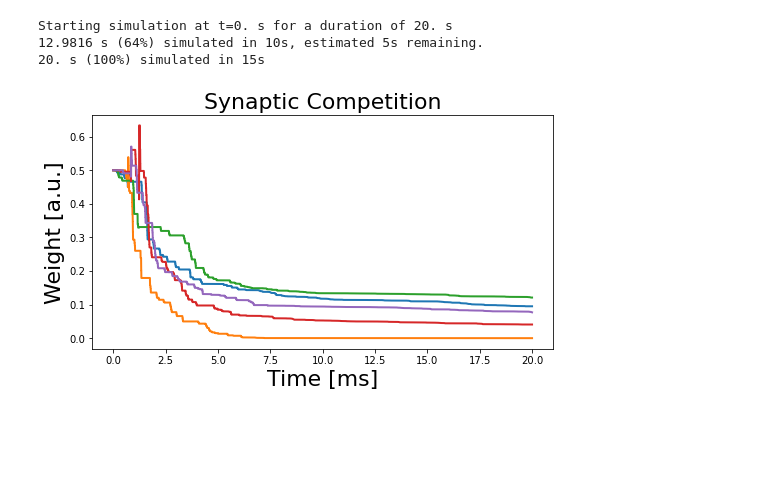
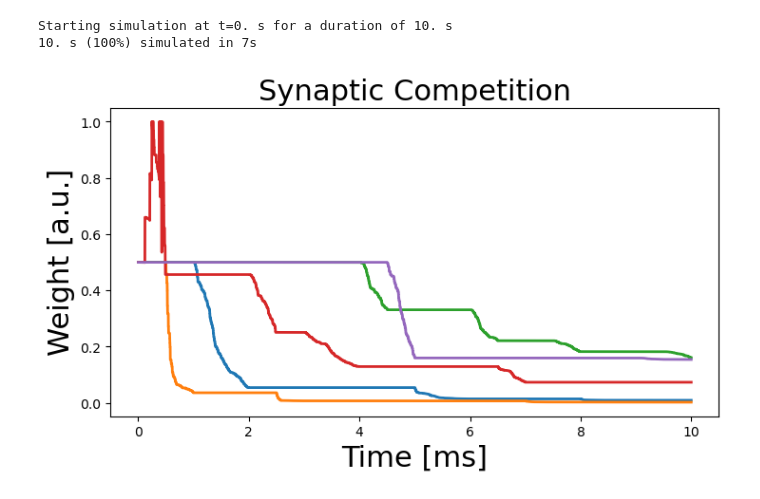
Before and after one commit to heathlarsson/hpc_modelling, a Jupyter notebook: clopath_2010_natneuro.ipynb, the cells around one changed output. Saved outputs shown, nothing was run; the diff lists cells and outputs as text; code cells hidden in the pictures; blank space fills up the shorter version.

```diff
--- a/clopath_2010_natneuro.ipynb
+++ b/clopath_2010_natneuro.ipynb
@@ -92,8 +92,8 @@ Nr_neurons = 1                                   # Number of downstream neurons
 Nr_inputs = 5                                   # Number of input neurons
 input_rate = 120*Hz                               # Rates
 init_weight = 0.5                                # initial synaptic weight
-final_t = 20.*second                             # end of simulation
-input_time = 50.*ms                             # duration of an input
+final_t = 10.*second                             # end of simulation
+input_time = 500.*ms                             # duration of an input
 
 #### Create neuron objects
 
@@ -124,34 +124,33 @@ Nrn_downstream.v = V_rest
 Nrn_downstream.v_lowpass1 = V_rest
 Nrn_downstream.v_lowpass2 = V_rest
 Nrn_downstream.v_homeo = 0
 Nrn_downstream.I_ext = 0.*amp
 Nrn_downstream.x_trace = 0.
 Nrns_input.v = V_rest
 Nrns_input.x_trace = 0.
 Syn.w_ampa = init_weight
 
 # Switch on a different input every 100ms
 Nrns_input.run_regularly('''
                          selected_index = int(floor(rand()*Nr_inputs))
                          rates = input_rate * int(selected_index == i)  # All rates are zero except for the selected neuron
                          ''', dt=input_time)
 run(final_t, report='text')
 
 ################################################################################
 # Plots
 ################################################################################
 stitle = 'Synaptic Competition'
 
 fig = figure(figsize=(8, 5))
 for kk in range(Nr_inputs):
     plt.plot(W_evolution.t, W_evolution.w_ampa[kk], '-', linewidth=2)
 xlabel('Time [ms]', fontsize=22)
 ylabel('Weight [a.u.]', fontsize=22)
 plt.subplots_adjust(bottom=0.2, left=0.15, right=0.95, top=0.85)
 title(stitle, fontsize=22)
 plt.show()
 # %% [output]
-Starting simulation at t=0. s for a duration of 20. s
-12.9816 s (64%) simulated in 10s, estimated 5s remaining.
-20. s (100%) simulated in 15s
+Starting simulation at t=0. s for a duration of 10. s
+10. s (100%) simulated in 7s
-[figure, old version]
+[figure, new version]
```
Also changed, not shown: parts of 1 cell of this notebook.
